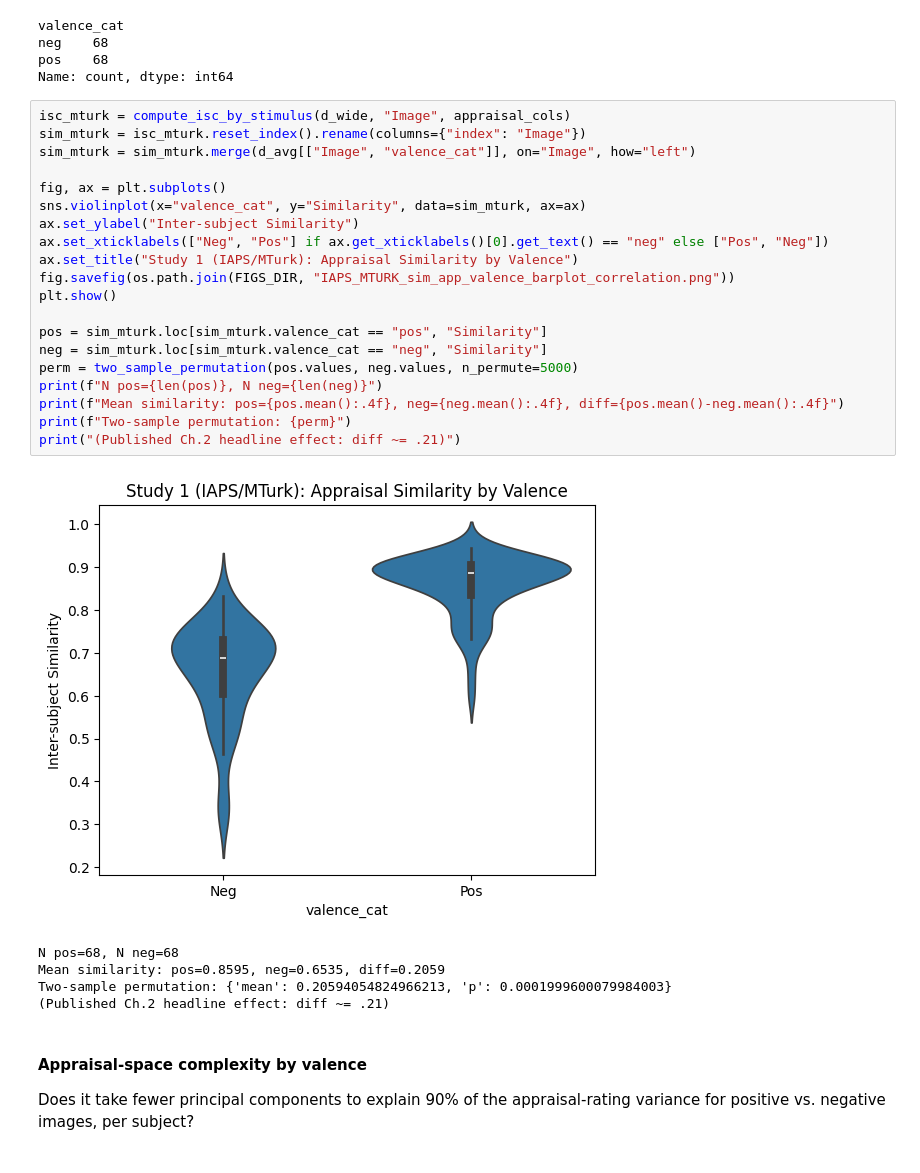
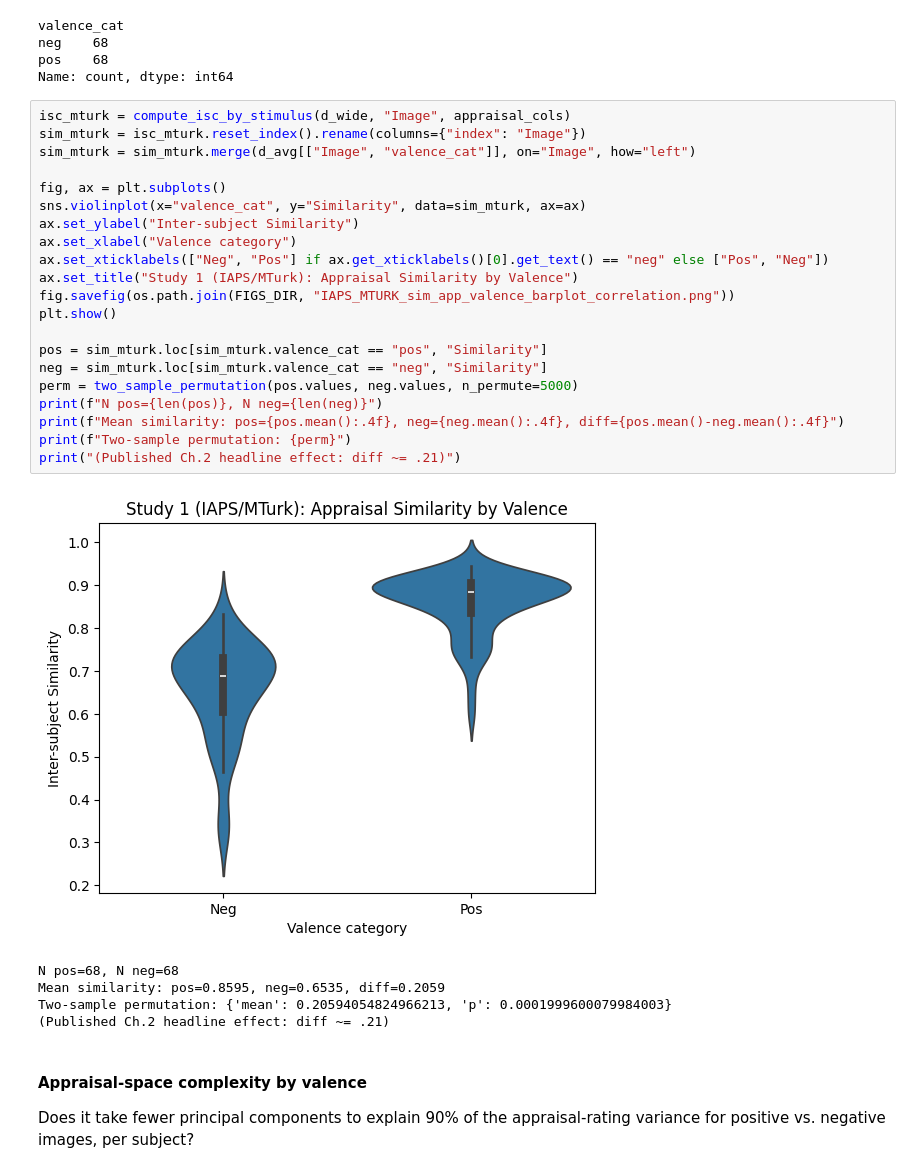
Before and after one commit to daisyburr/Emotion_Similarity, a Jupyter notebook: Analysis/Emotion_Similarity_Consolidated.ipynb, the cells around one changed output. Drawn from its saved outputs; the diff is of its cells as text.

```diff
--- a/Analysis/Emotion_Similarity_Consolidated.ipynb
+++ b/Analysis/Emotion_Similarity_Consolidated.ipynb
@@ -90,25 +90,26 @@ Name: count, dtype: int64
 # %%
 isc_mturk = compute_isc_by_stimulus(d_wide, "Image", appraisal_cols)
 sim_mturk = isc_mturk.reset_index().rename(columns={"index": "Image"})
 sim_mturk = sim_mturk.merge(d_avg[["Image", "valence_cat"]], on="Image", how="left")
 
 fig, ax = plt.subplots()
 sns.violinplot(x="valence_cat", y="Similarity", data=sim_mturk, ax=ax)
 ax.set_ylabel("Inter-subject Similarity")
+ax.set_xlabel("Valence category")
 ax.set_xticklabels(["Neg", "Pos"] if ax.get_xticklabels()[0].get_text() == "neg" else ["Pos", "Neg"])
 ax.set_title("Study 1 (IAPS/MTurk): Appraisal Similarity by Valence")
 fig.savefig(os.path.join(FIGS_DIR, "IAPS_MTURK_sim_app_valence_barplot_correlation.png"))
 plt.show()
 
 pos = sim_mturk.loc[sim_mturk.valence_cat == "pos", "Similarity"]
 neg = sim_mturk.loc[sim_mturk.valence_cat == "neg", "Similarity"]
 perm = two_sample_permutation(pos.values, neg.values, n_permute=5000)
 print(f"N pos={len(pos)}, N neg={len(neg)}")
 print(f"Mean similarity: pos={pos.mean():.4f}, neg={neg.mean():.4f}, diff={pos.mean()-neg.mean():.4f}")
 print(f"Two-sample permutation: {perm}")
 print("(Published Ch.2 headline effect: diff ~= .21)")
 # %% [output]
-[figure, old version]
+[figure, new version]
 N pos=68, N neg=68
 Mean similarity: pos=0.8595, neg=0.6535, diff=0.2059
 Two-sample permutation: {'mean': 0.20594054824966213, 'p': 0.0001999600079984003}
```
Also changed, not shown: parts of 3 cells of this notebook, 8 other files.
